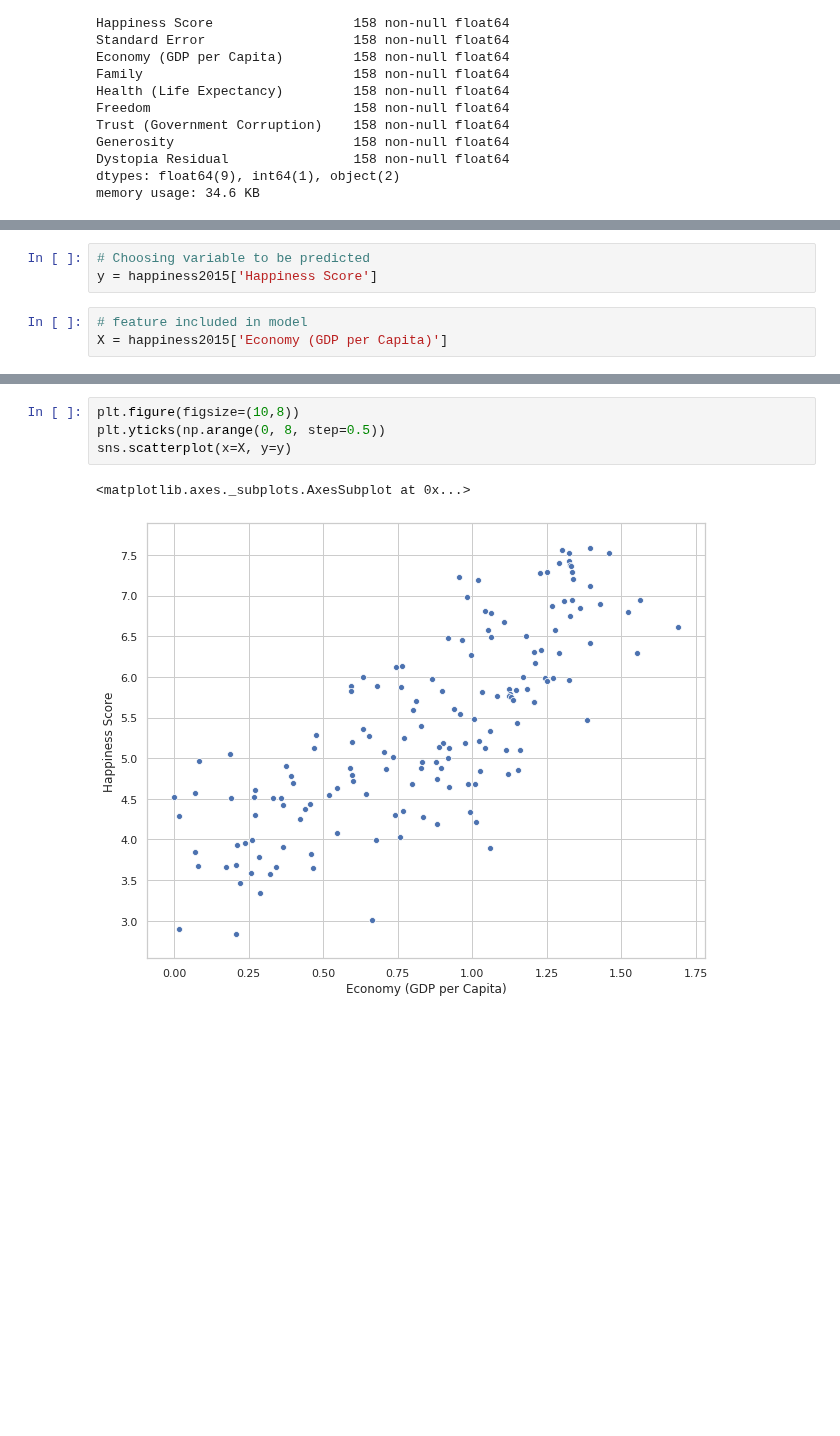
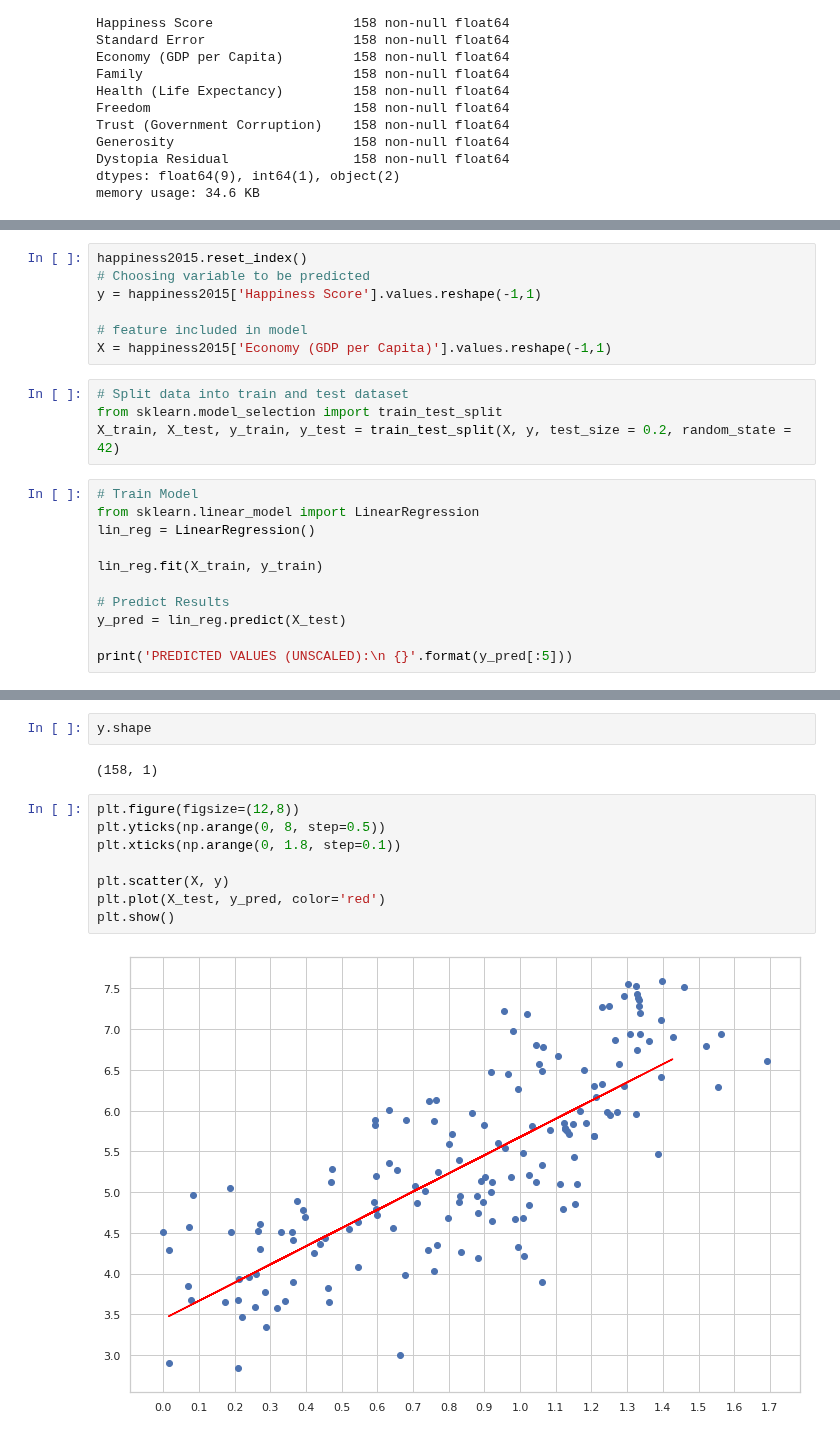
Before and after one commit to ArminD93/WorldHappinessReport, a Jupyter notebook: WorldHappinessReport.ipynb, the cells around one changed output, grey strips where cells are left out. Drawn from its saved outputs; the diff is of its cells as text; blank space fills up the shorter version.

```diff
--- a/WorldHappinessReport.ipynb
+++ b/WorldHappinessReport.ipynb
@@ -102,6 +113,22 @@ sns.distplot(happiness2015['Happiness Score'], bins=2features you want to includ
 # %%
+happiness2015.reset_index()
 # Choosing variable to be predicted
-y = happiness2015['Happiness Score']
+y = happiness2015['Happiness Score'].values.reshape(-1,1)
+
+# feature included in model
+X = happiness2015['Economy (GDP per Capita)'].values.reshape(-1,1)
-# %%
-# feature included in model
-X = happiness2015['Economy (GDP per Capita)']
+# %%
+# Split data into train and test dataset
+from sklearn.model_selection import train_test_split
+X_train, X_test, y_train, y_test = train_test_split(X, y, test_size = 0.2, random_state = 42)
+# %%
+# Train Model
+from sklearn.linear_model import LinearRegression
+lin_reg = LinearRegression()
+
+lin_reg.fit(X_train, y_train)
+
+# Predict Results
+y_pred = lin_reg.predict(X_test)
+
+print('PREDICTED VALUES (UNSCALED):\n {}'.format(y_pred[:5]))
@@ -108,7 +142,14 @@ X = happiness2015['Economy (GDP per Capita)']
+# %%
+y.shape
+# %% [output]
+(158, 1)
 # %%
-plt.figure(figsize=(10,8))
+plt.figure(figsize=(12,8))
 plt.yticks(np.arange(0, 8, step=0.5))
-sns.scatterplot(x=X, y=y)
+plt.xticks(np.arange(0, 1.8, step=0.1))
+
+plt.scatter(X, y)
+plt.plot(X_test, y_pred, color='red')
+plt.show()
 # %% [output]
-<matplotlib.axes._subplots.AxesSubplot at 0x...>
-[figure, old version]
+[figure, new version]
```
Also changed, not shown: parts of 9 cells of this notebook.
